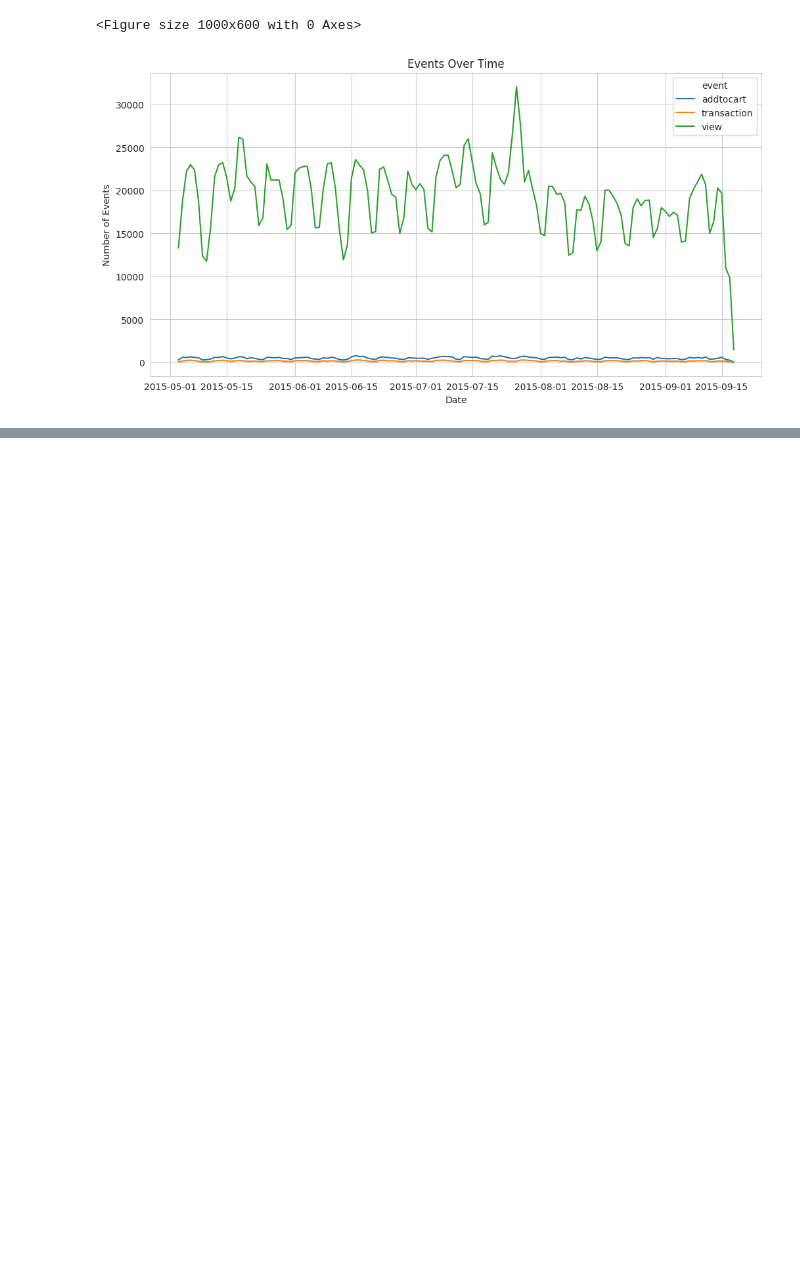
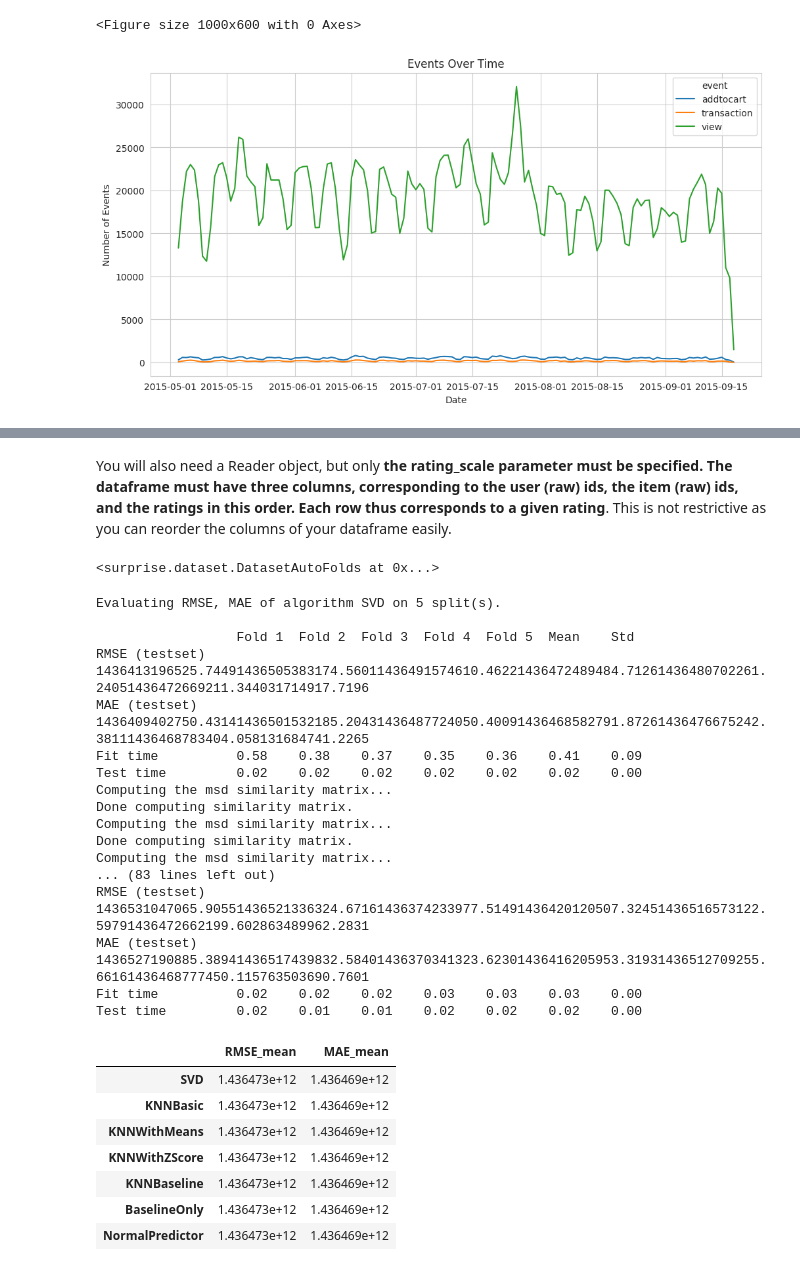
Before and after one commit to ShawnLiu119/Recommendation_ML_CB-CF-Hyb, a Jupyter notebook: Recommendation_CB_CF_Hyb.ipynb, the cells around one changed output, grey strips where cells are left out. Saved outputs shown, nothing was run; the diff lists cells and outputs as text; code cells hidden in the pictures; blank space fills up the shorter version.

```diff
--- a/Recommendation_CB_CF_Hyb.ipynb
+++ b/Recommendation_CB_CF_Hyb.ipynb
@@ -197,0 +225,6 @@ plt.show()
+# %%
+# Filter out data to focus on purchases
+purchases = events[events['event'] == 'transaction']
+
+# Create a pivot table for user-item interactions
+user_item_interaction = purchases.pivot_table(index='visitorid', columns='itemid', values='timestamp', aggfunc='count', fill_value=0)
@@ -197,0 +269,72 @@ plt.show()
+# %%
+from surprise import Dataset, Reader
+
+# Prepare the data in the format needed by surprise
+reader = Reader(rating_scale=(1, 5)) # We use implicit ratings here; you might want to convert event counts to ratings
+data = Dataset.load_from_df(purchases[['visitorid', 'itemid', 'timestamp']], reader)
+# %% [markdown]
+You will also need a Reader object, but only **the rating_scale parameter must be specified. The dataframe must have three columns, corresponding to the user (raw) ids, the item (raw) ids, and the ratings in this order. Each row thus corresponds to a given rating**. This is not restrictive as you can reorder the columns of your dataframe easily.
+# %%
+data #converted to a surprise dataset
+# %% [output]
+<surprise.dataset.DatasetAutoFolds at 0x...>
+# %%
+from surprise import SVD, KNNBasic, KNNWithMeans, KNNWithZScore, KNNBaseline, BaselineOnly, NormalPredictor
+from surprise.model_selection import cross_validate #cross validation method in surprise
+from surprise.model_selection import train_test_split
+
+# Split the data into train and test sets
+trainset, testset = train_test_split(data, test_size=0.2)
+
+# List of algorithms built into Surprise to compare
+algorithms = [
+    SVD(),
+    KNNBasic(),
+    KNNWithMeans(),
+    KNNWithZScore(),
+    KNNBaseline(),
+    BaselineOnly(),
+    NormalPredictor()
+]
+
+# Dictionary to hold the cross-validation results for each algorithm
+results = {}
+
+for algorithm in algorithms:
+    # Perform cross-validation
+    cv_results = cross_validate(algorithm, data, measures=['RMSE', 'MAE'], cv=5, verbose=True)
+
+    # Store the results
+    results[algorithm.__class__.__name__] = cv_results #metric tracked
+
+# Convert the results into a dataframe for easy comparison
+results_df = pd.DataFrame(results).T
+results_df['RMSE_mean'] = results_df['test_rmse'].apply(lambda x: x.mean())
+results_df['MAE_mean'] = results_df['test_mae'].apply(lambda x: x.mean())
+results_df[['RMSE_mean', 'MAE_mean']]
+# %% [output]
+Evaluating RMSE, MAE of algorithm SVD on 5 split(s).
+
+                  Fold 1  Fold 2  Fold 3  Fold 4  Fold 5  Mean    Std
+RMSE (testset)    1436413196525.74491436505383174.56011436491574610.46221436472489484.71261436480702261.24051436472669211.344031714917.7196
+MAE (testset)     1436409402750.43141436501532185.20431436487724050.40091436468582791.87261436476675242.38111436468783404.058131684741.2265
+Fit time          0.58    0.38    0.37    0.35    0.36    0.41    0.09
+Test time         0.02    0.02    0.02    0.02    0.02    0.02    0.00
+Computing the msd similarity matrix...
+Done computing similarity matrix.
+Computing the msd similarity matrix...
+Done computing similarity matrix.
+Computing the msd similarity matrix...
+... (83 lines left out)
+RMSE (testset)    1436531047065.90551436521336324.67161436374233977.51491436420120507.32451436516573122.59791436472662199.602863489962.2831
+MAE (testset)     1436527190885.38941436517439832.58401436370341323.62301436416205953.31931436512709255.66161436468777450.115763503690.7601
+Fit time          0.02    0.02    0.02    0.03    0.03    0.03    0.00
+Test time         0.02    0.01    0.01    0.02    0.02    0.02    0.00
+|  | RMSE_mean | MAE_mean |
+| SVD | 1.436473e+12 | 1.436469e+12 |
+| KNNBasic | 1.436473e+12 | 1.436469e+12 |
+| KNNWithMeans | 1.436473e+12 | 1.436469e+12 |
+| KNNWithZScore | 1.436473e+12 | 1.436469e+12 |
+| KNNBaseline | 1.436473e+12 | 1.436469e+12 |
+| BaselineOnly | 1.436473e+12 | 1.436469e+12 |
+| NormalPredictor | 1.436473e+12 | 1.436469e+12 |
```
Also changed, not shown: parts of 13 cells of this notebook.
